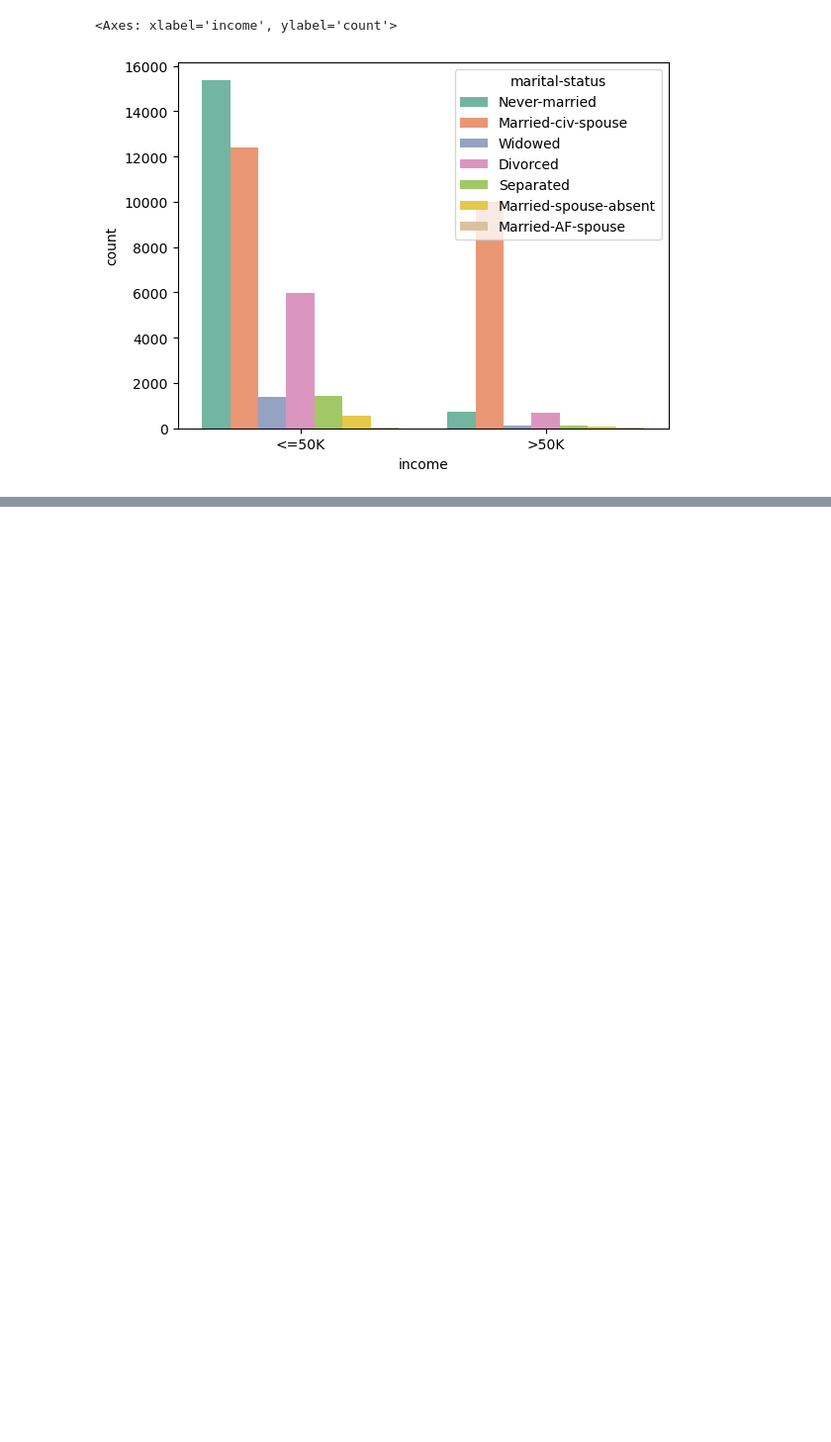
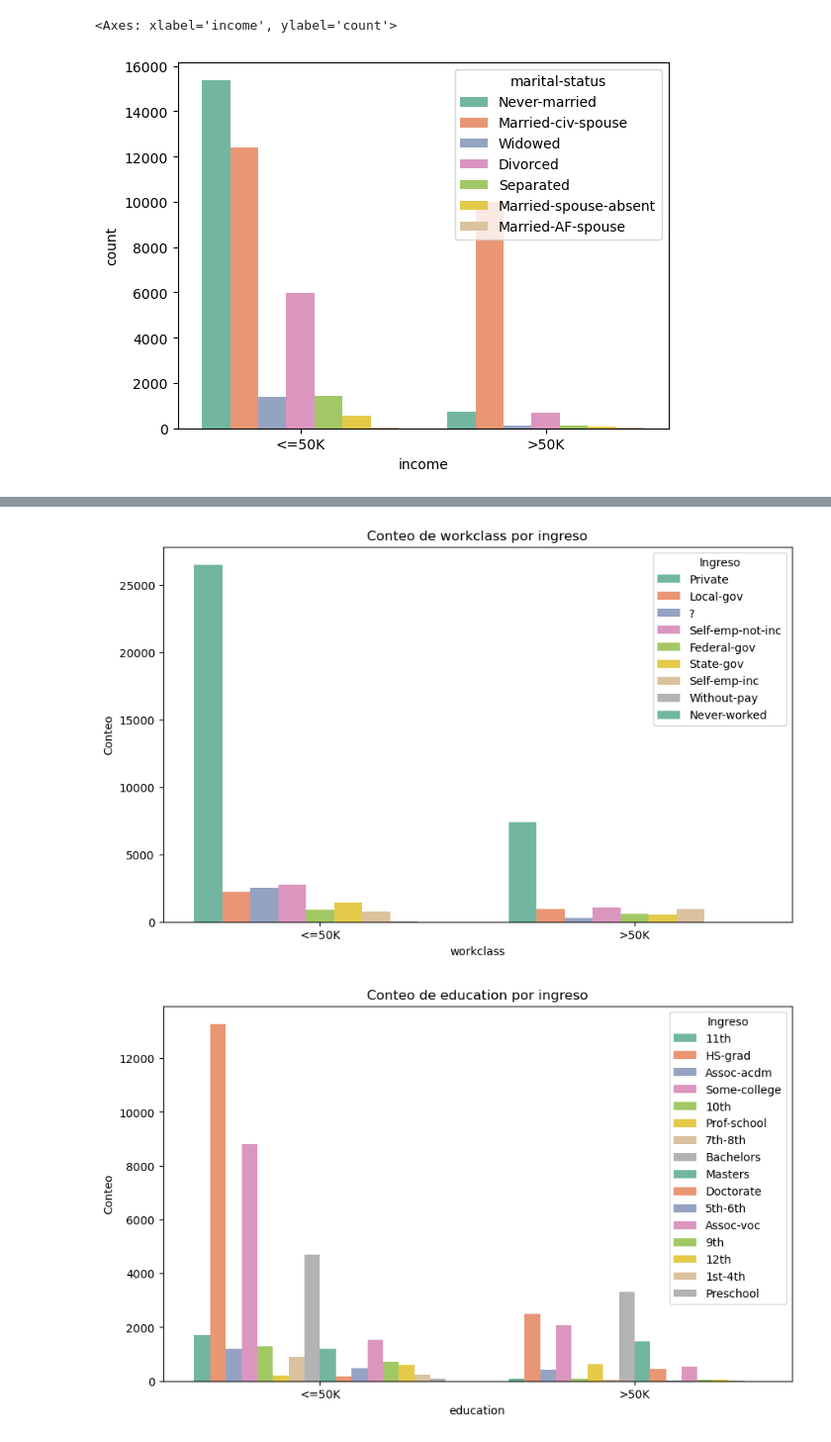
Before and after one commit to viccas123/income, a Jupyter notebook: src/EDA.ipynb, the cells around one changed output, grey strips where cells are left out. Shown at 99% size. Cells and saved outputs as stored; diff of their text form; code cells hidden in the pictures; blank space fills up the shorter version.

```diff
--- a/src/EDA.ipynb
+++ b/src/EDA.ipynb
@@ -375,2 +399,12 @@ sns.countplot(data=df[cat_columns], x="income", hue="marital-status", palette="S
 # %%
-###
+for col in cat_columns:
+    plt.figure(figsize=(10, 6))
+    sns.countplot(data=df, x="income", hue=col, palette="Set2")
+    plt.title(f'Conteo de {col} por ingreso')
+    plt.xlabel(col)
+    plt.ylabel('Conteo')
+    plt.legend(title='Ingreso')
+    plt.show()
+# %% [output]
+[figure, added]
+[figure, added]
```
Also changed, not shown: parts of 5 cells of this notebook.
